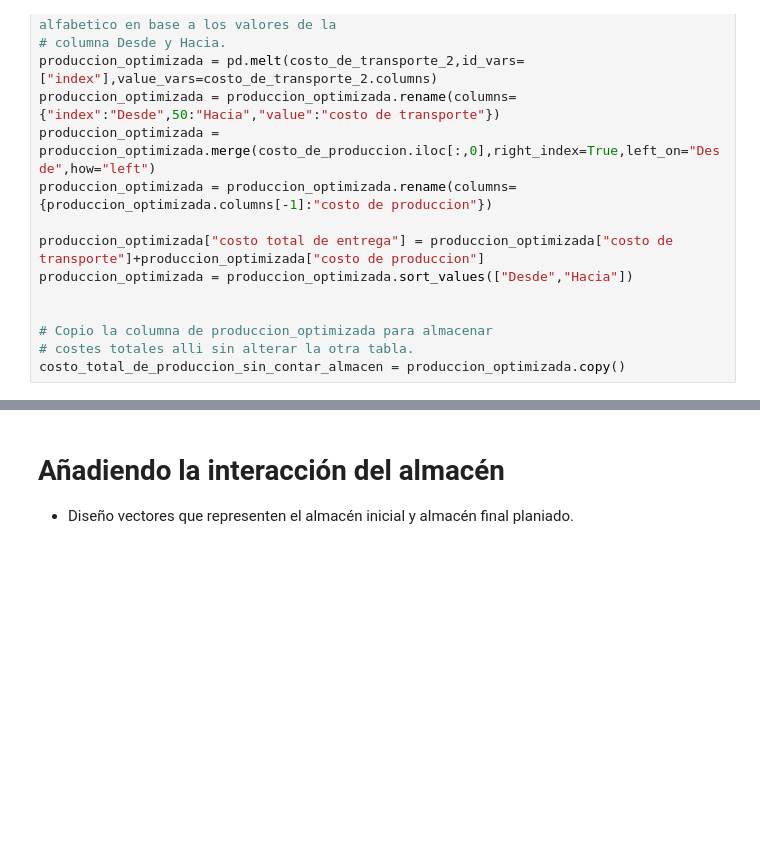
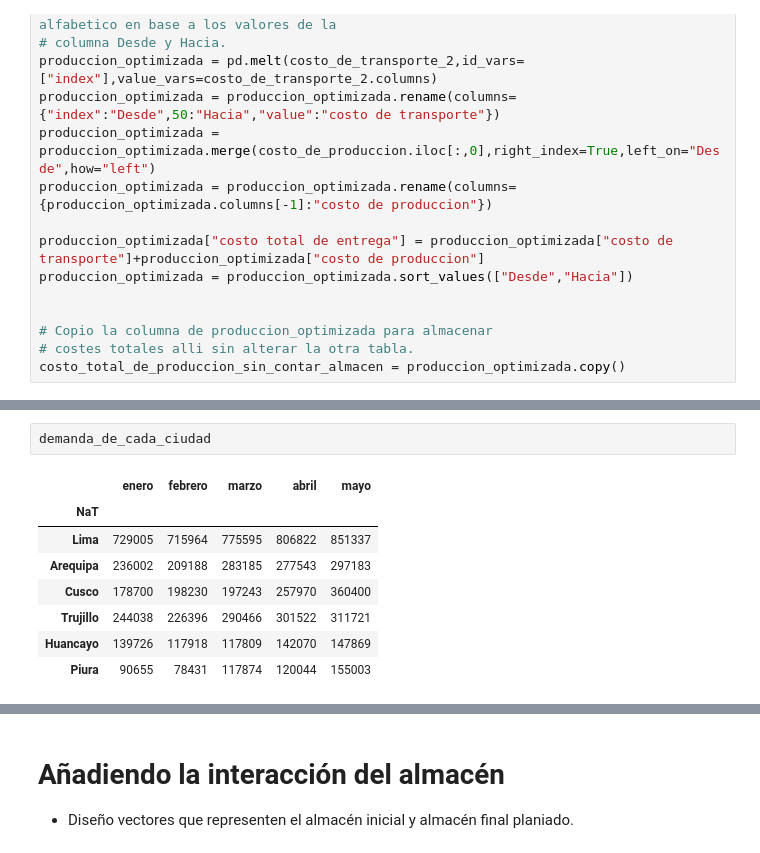
Before and after one commit to Her204/proceso_de_seleccion_cosas, a Jupyter notebook: modelo-de-optimizacion-para-proceso-de-seleccion.ipynb, the cells around one changed output, grey strips where cells are left out. Saved outputs shown, nothing was run; the diff lists cells and outputs as text; blank space fills up the shorter version.

```diff
--- a/modelo-de-optimizacion-para-proceso-de-seleccion.ipynb
+++ b/modelo-de-optimizacion-para-proceso-de-seleccion.ipynb
@@ -73,3 +83,14 @@ costo_total_de_produccion_sin_contar_almacen = produccion_optimizada.copy()
+# %%
+demanda_de_cada_ciudad
+# %% [output]
+|  | enero | febrero | marzo | abril | mayo |
+| NaT |  |  |  |  |  |
+| Lima | 729005 | 715964 | 775595 | 806822 | 851337 |
+| Arequipa | 236002 | 209188 | 283185 | 277543 | 297183 |
+| Cusco | 178700 | 198230 | 197243 | 257970 | 360400 |
+| Trujillo | 244038 | 226396 | 290466 | 301522 | 311721 |
+| Huancayo | 139726 | 117918 | 117809 | 142070 | 147869 |
+| Piura | 90655 | 78431 | 117874 | 120044 | 155003 |
 # %% [markdown]
 # Definición del modelo a través de las librerias de scipy
 
```
Also changed, not shown: parts of 2 cells of this notebook.
